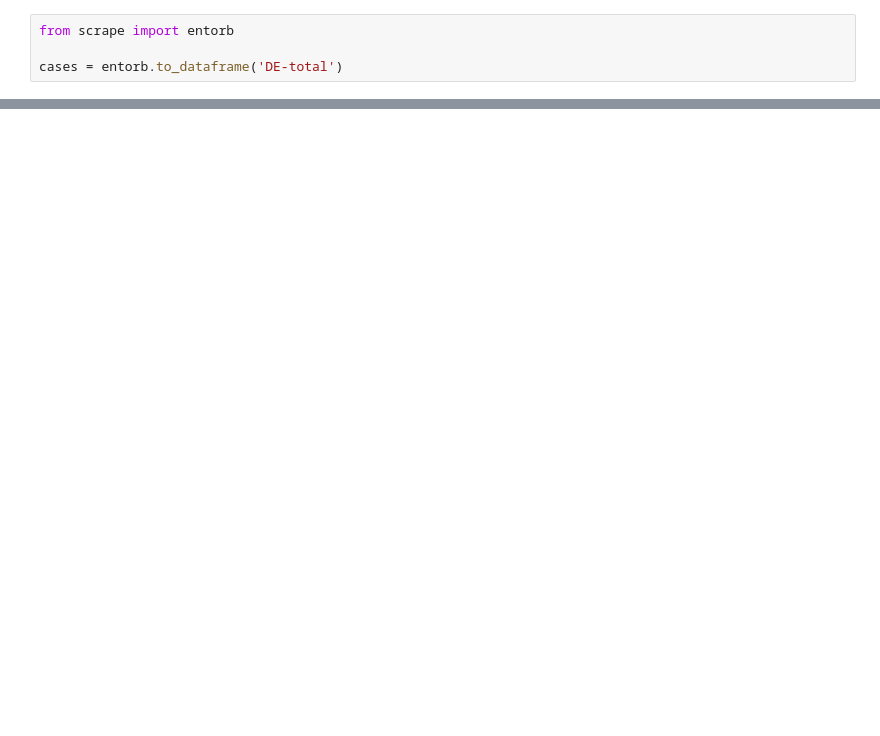
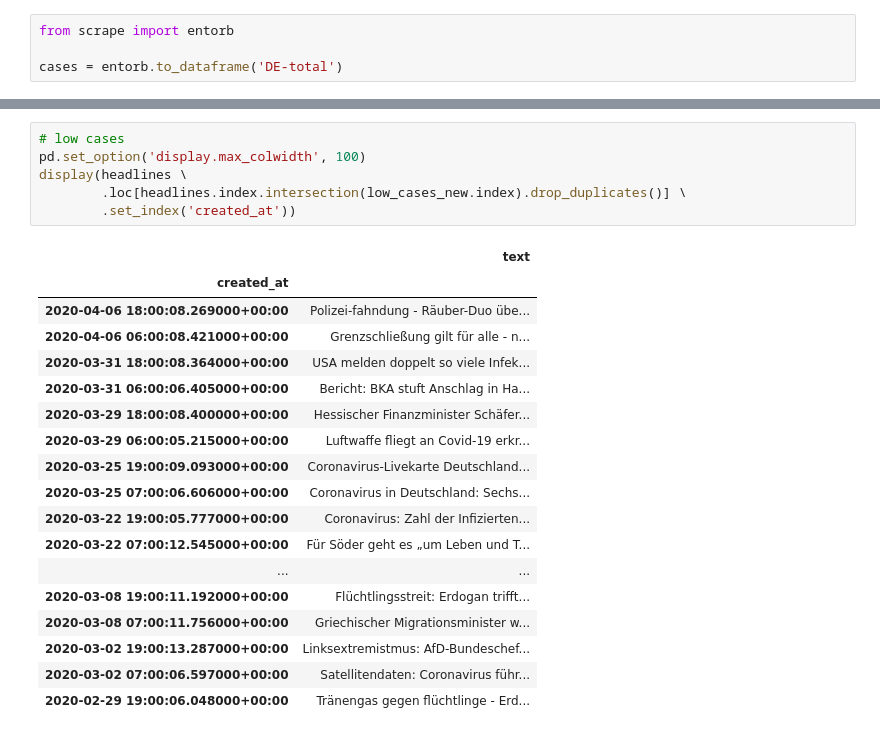
Before and after one commit to pschwede/covid19plots, a Jupyter notebook: topst_headlines.ipynb, the cells around one changed output, grey strips where cells are left out. Cells and saved outputs as stored; diff of their text form; blank space fills up the shorter version.

```diff
--- a/topst_headlines.ipynb
+++ b/topst_headlines.ipynb
@@ -57,0 +63,25 @@ created_at
+# %%
+# low cases
+pd.set_option('display.max_colwidth', 100)
+display(headlines \
+        .loc[headlines.index.intersection(low_cases_new.index).drop_duplicates()] \
+        .set_index('created_at'))
+# %% [output]
+|  | text |
+| created_at |  |
+| 2020-04-06 18:00:08.269000+00:00 | Polizei-fahndung - Räuber-Duo übe... |
+| 2020-04-06 06:00:08.421000+00:00 | Grenzschließung gilt für alle - n... |
+| 2020-03-31 18:00:08.364000+00:00 | USA melden doppelt so viele Infek... |
+| 2020-03-31 06:00:06.405000+00:00 | Bericht: BKA stuft Anschlag in Ha... |
+| 2020-03-29 18:00:08.400000+00:00 | Hessischer Finanzminister Schäfer... |
+| 2020-03-29 06:00:05.215000+00:00 | Luftwaffe fliegt an Covid-19 erkr... |
+| 2020-03-25 19:00:09.093000+00:00 | Coronavirus-Livekarte Deutschland... |
+| 2020-03-25 07:00:06.606000+00:00 | Coronavirus in Deutschland: Sechs... |
+| 2020-03-22 19:00:05.777000+00:00 | Coronavirus: Zahl der Infizierten... |
+| 2020-03-22 07:00:12.545000+00:00 | Für Söder geht es „um Leben und T... |
+| ... | ... |
+| 2020-03-08 19:00:11.192000+00:00 | Flüchtlingsstreit: Erdogan trifft... |
+| 2020-03-08 07:00:11.756000+00:00 | Griechischer Migrationsminister w... |
+| 2020-03-02 19:00:13.287000+00:00 | Linksextremistmus: AfD-Bundeschef... |
+| 2020-03-02 07:00:06.597000+00:00 | Satellitendaten: Coronavirus führ... |
+| 2020-02-29 19:00:06.048000+00:00 | Tränengas gegen flüchtlinge - Erd... |
```
Also changed, not shown: parts of 13 cells of this notebook, 1 other file.
